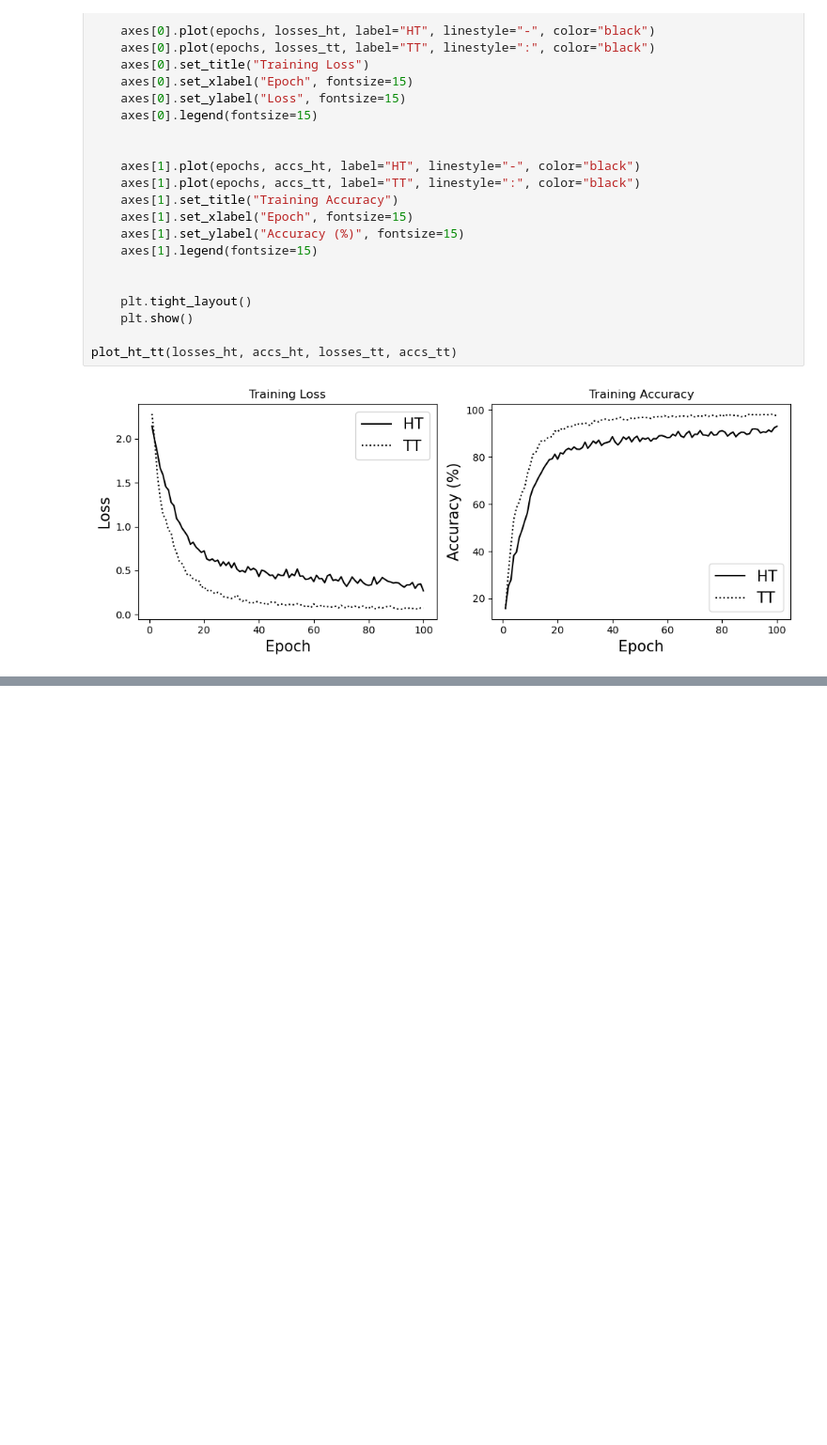
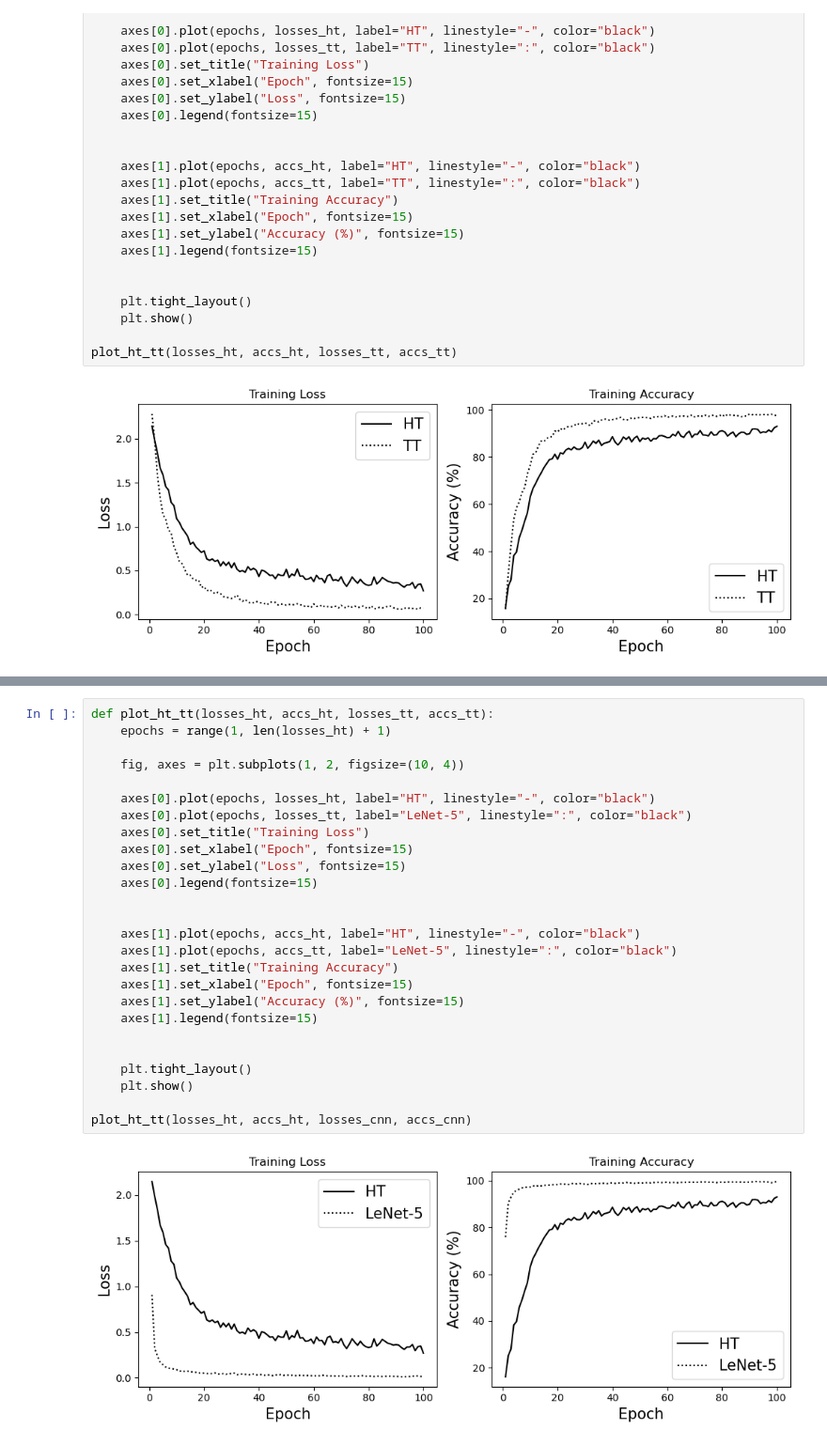
Before and after one commit to Yangshan-Xiang/MyTorch, a Jupyter notebook: TT.ipynb, the cells around one changed output, grey strips where cells are left out. Shown at 94% size. Saved outputs shown, nothing was run; the diff lists cells and outputs as text; blank space fills up the shorter version.

```diff
--- a/TT.ipynb
+++ b/TT.ipynb
@@ -61,0 +173,28 @@ plot_ht_tt(losses_ht, accs_ht, losses_tt, accs_tt)
+# %%
+def plot_ht_tt(losses_ht, accs_ht, losses_tt, accs_tt):
+    epochs = range(1, len(losses_ht) + 1)
+
+    fig, axes = plt.subplots(1, 2, figsize=(10, 4))
+
+    axes[0].plot(epochs, losses_ht, label="HT", linestyle="-", color="black")
+    axes[0].plot(epochs, losses_tt, label="LeNet-5", linestyle=":", color="black")
+    axes[0].set_title("Training Loss")
+    axes[0].set_xlabel("Epoch", fontsize=15)
+    axes[0].set_ylabel("Loss", fontsize=15)
+    axes[0].legend(fontsize=15)
+
+
+    axes[1].plot(epochs, accs_ht, label="HT", linestyle="-", color="black")
+    axes[1].plot(epochs, accs_tt, label="LeNet-5", linestyle=":", color="black")
+    axes[1].set_title("Training Accuracy")
+    axes[1].set_xlabel("Epoch", fontsize=15)
+    axes[1].set_ylabel("Accuracy (%)", fontsize=15)
+    axes[1].legend(fontsize=15)
+
+
+    plt.tight_layout()
+    plt.show()
+
+plot_ht_tt(losses_ht, accs_ht, losses_cnn, accs_cnn)
+# %% [output]
+[figure, added]
```
Also changed, not shown: parts of 1 cell of this notebook.
